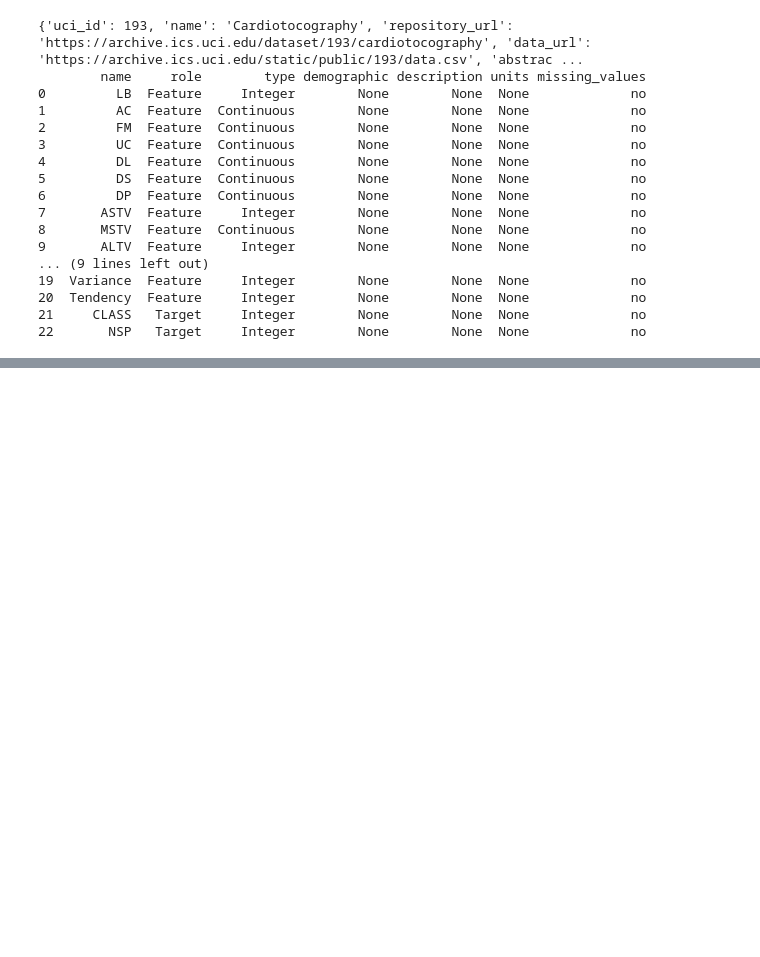
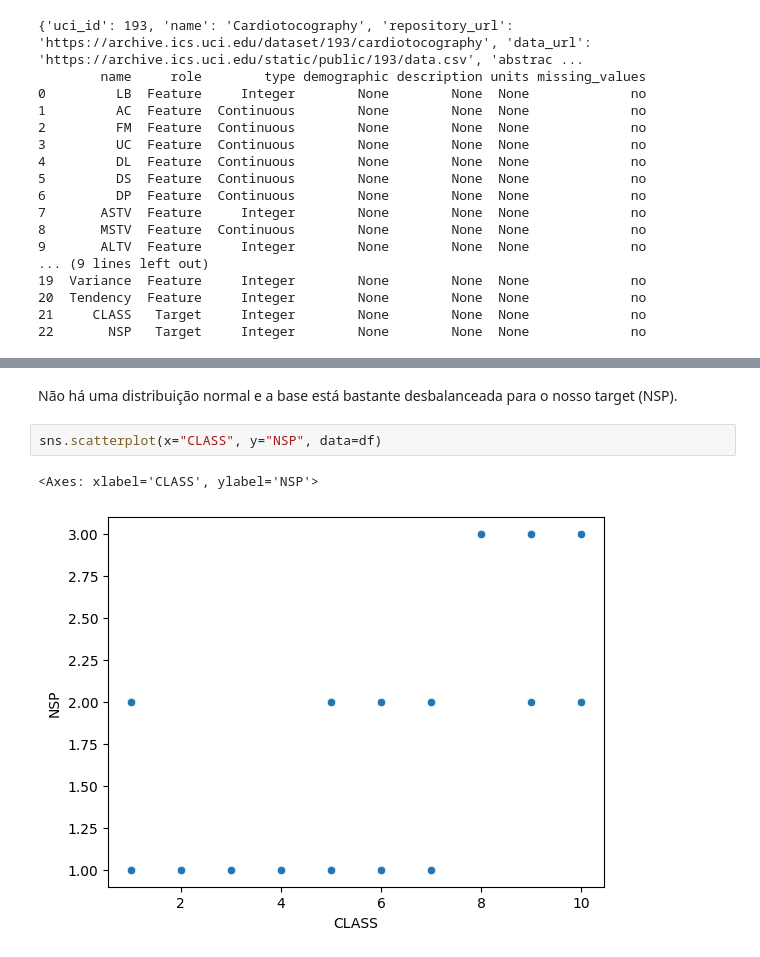
Before and after one commit to Talita1996/aprendizagem-de-maquina-i, a Jupyter notebook: cardiotacografia.ipynb, the cells around one changed output, grey strips where cells are left out. Cells and saved outputs as stored; diff of their text form; blank space fills up the shorter version.

```diff
--- a/cardiotacografia.ipynb
+++ b/cardiotacografia.ipynb
@@ -33,0 +61,7 @@ print(cardiotocography.variables)
+# %% [markdown]
+Não há uma distribuição normal e a base está bastante desbalanceada para o nosso target (NSP).
+# %%
+sns.scatterplot(x="CLASS", y="NSP", data=df)
+# %% [output]
+<Axes: xlabel='CLASS', ylabel='NSP'>
+[figure, added]
```
Also changed, not shown: parts of 11 cells of this notebook, 1 other file.
